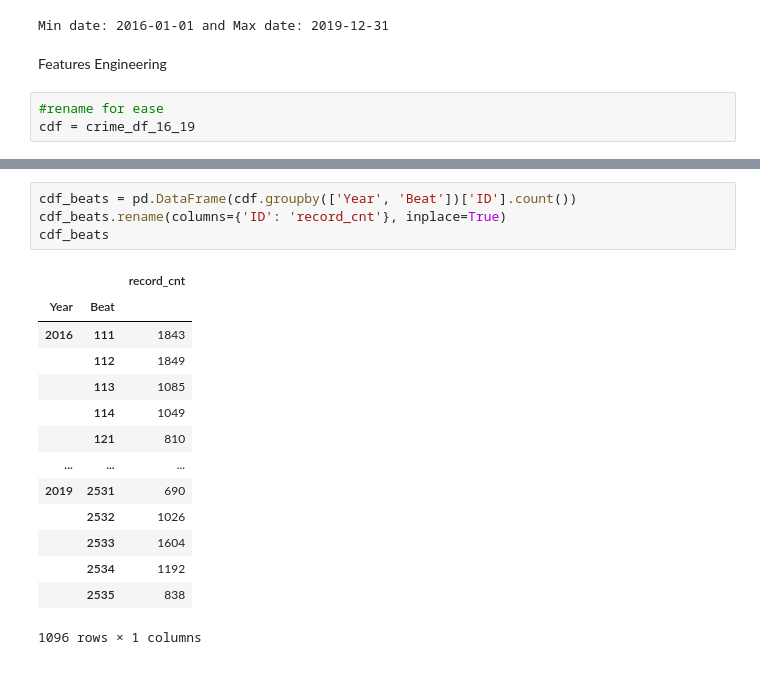
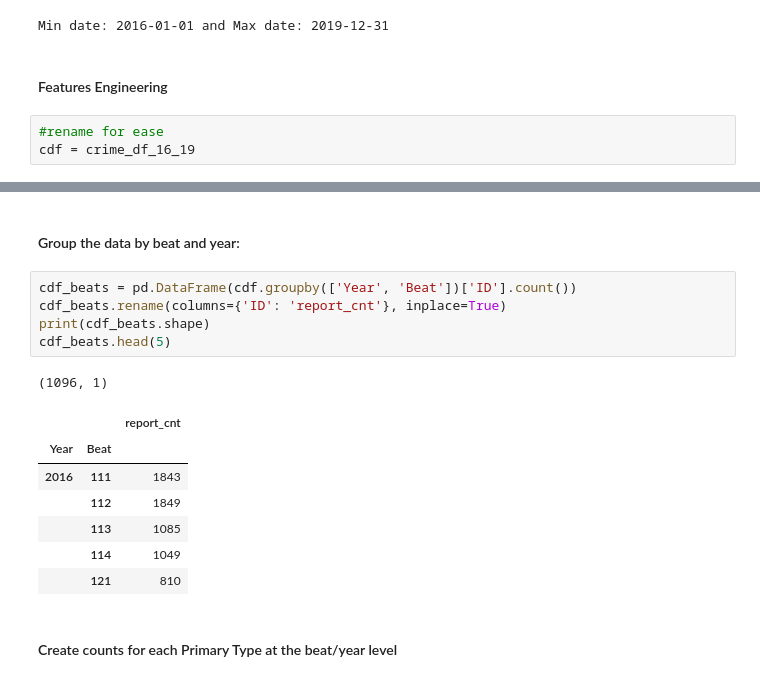
Before and after one commit to colevfrank/254_ML_IL_Crime, a Jupyter notebook: crime_feature_engineering.ipynb, the cells around one changed output, grey strips where cells are left out. Saved outputs shown, nothing was run; the diff lists cells and outputs as text.

Commit message:
updates to crime feature engineering

```diff
--- a/crime_feature_engineering.ipynb
+++ b/crime_feature_engineering.ipynb
@@ -29,7 +28,7 @@ print(f'Min date: {min_date} and Max date: {max_date}')
 # %% [output]
 Min date: 2016-01-01 and Max date: 2019-12-31
 # %% [markdown]
-Features Engineering
+#### Features Engineering
 # %%
 #rename for ease
 cdf = crime_df_16_19
@@ -62,24 +61,23 @@ Longitude                      float64
 Location                        object
 day_date                        object
 dtype: object
+# %% [markdown]
+#### Group the data by beat and year:
 # %%
 cdf_beats = pd.DataFrame(cdf.groupby(['Year', 'Beat'])['ID'].count())
-cdf_beats.rename(columns={'ID': 'record_cnt'}, inplace=True)
-cdf_beats
+cdf_beats.rename(columns={'ID': 'report_cnt'}, inplace=True)
+print(cdf_beats.shape)
+cdf_beats.head(5)
 # %% [output]
+(1096, 1)
-|  |  | record_cnt |
+|  |  | report_cnt |
 | Year | Beat |  |
 | 2016 | 111 | 1843 |
 |  | 112 | 1849 |
 |  | 113 | 1085 |
 |  | 114 | 1049 |
 |  | 121 | 810 |
-| ... | ... | ... |
-| 2019 | 2531 | 690 |
-|  | 2532 | 1026 |
-|  | 2533 | 1604 |
-|  | 2534 | 1192 |
-|  | 2535 | 838 |
-1096 rows × 1 columns
+# %% [markdown]
+#### Create counts for each Primary Type at the beat/year level
 # %%
 print(cdf['Primary Type'].value_counts())
```
Also changed, not shown: parts of 14 cells of this notebook.
